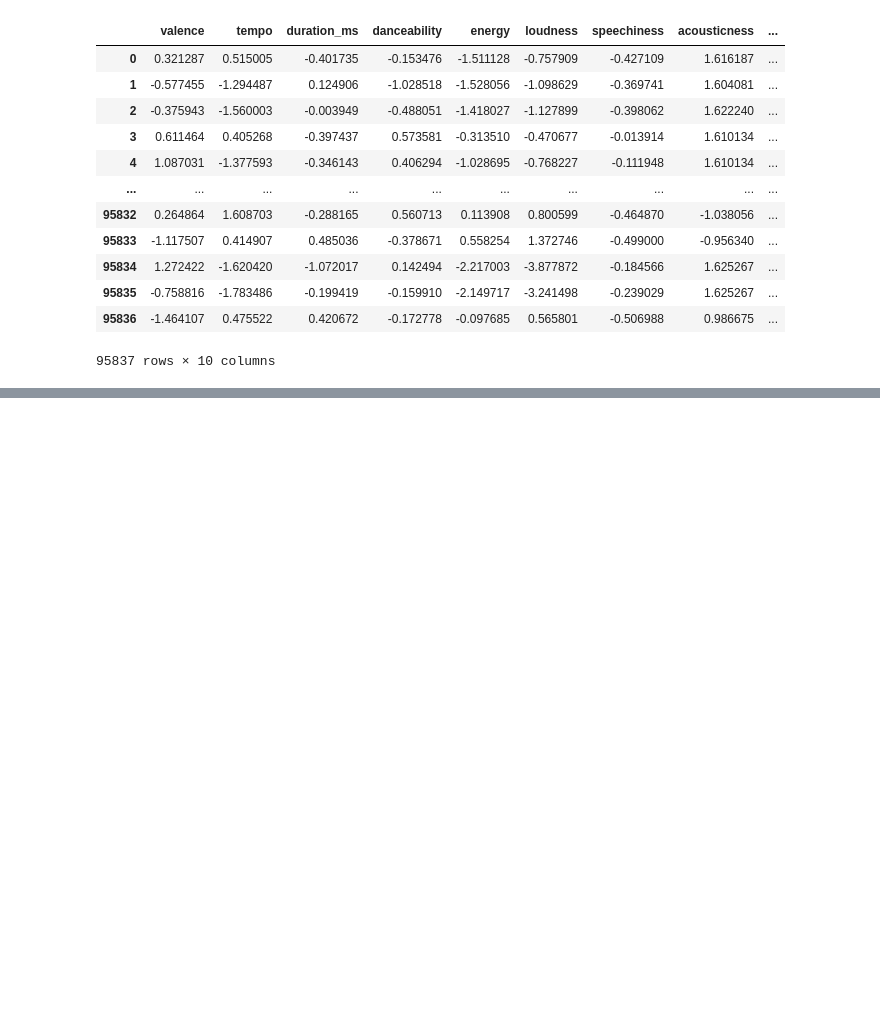
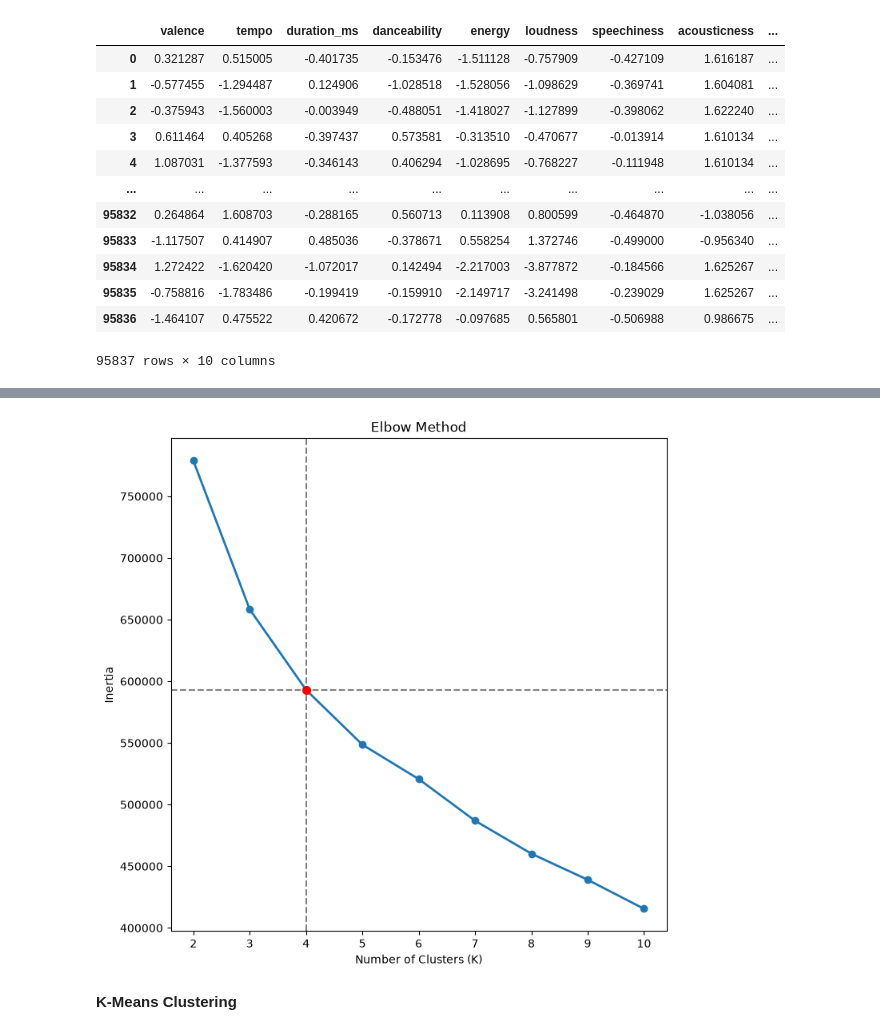
Before and after one commit to VignaPrasanna/Amazon-Music-Clustering, a Jupyter notebook: music_cluster.ipynb, the cells around one changed output, grey strips where cells are left out. Drawn from its saved outputs; the diff is of its cells as text; code cells hidden in the pictures; blank space fills up the shorter version.

```diff
--- a/music_cluster.ipynb
+++ b/music_cluster.ipynb
@@ -129,0 +157,18 @@ X_scaled
+# %%
+optimal_inertia = inertia[list(K).index(optimal_k)]
+
+plt.figure(figsize=(8, 8))
+plt.plot(K, inertia, marker="o", linewidth=2, label="Inertia Curve")
+
+plt.scatter(optimal_k,optimal_inertia,color="red", s=50, zorder = 3)
+plt.axvline(x = optimal_k, color = 'gray', linestyle ='--')
+plt.axhline(y = optimal_inertia, color = 'gray', linestyle ='--')
+plt.xlabel("Number of Clusters (K)")
+plt.ylabel("Inertia")
+plt.title("Elbow Method")
+plt.xticks(K)
+plt.show()
+# %% [output]
+[figure, added]
+# %% [markdown]
+**K-Means Clustering**
```
Also changed, not shown: parts of 16 cells of this notebook.
